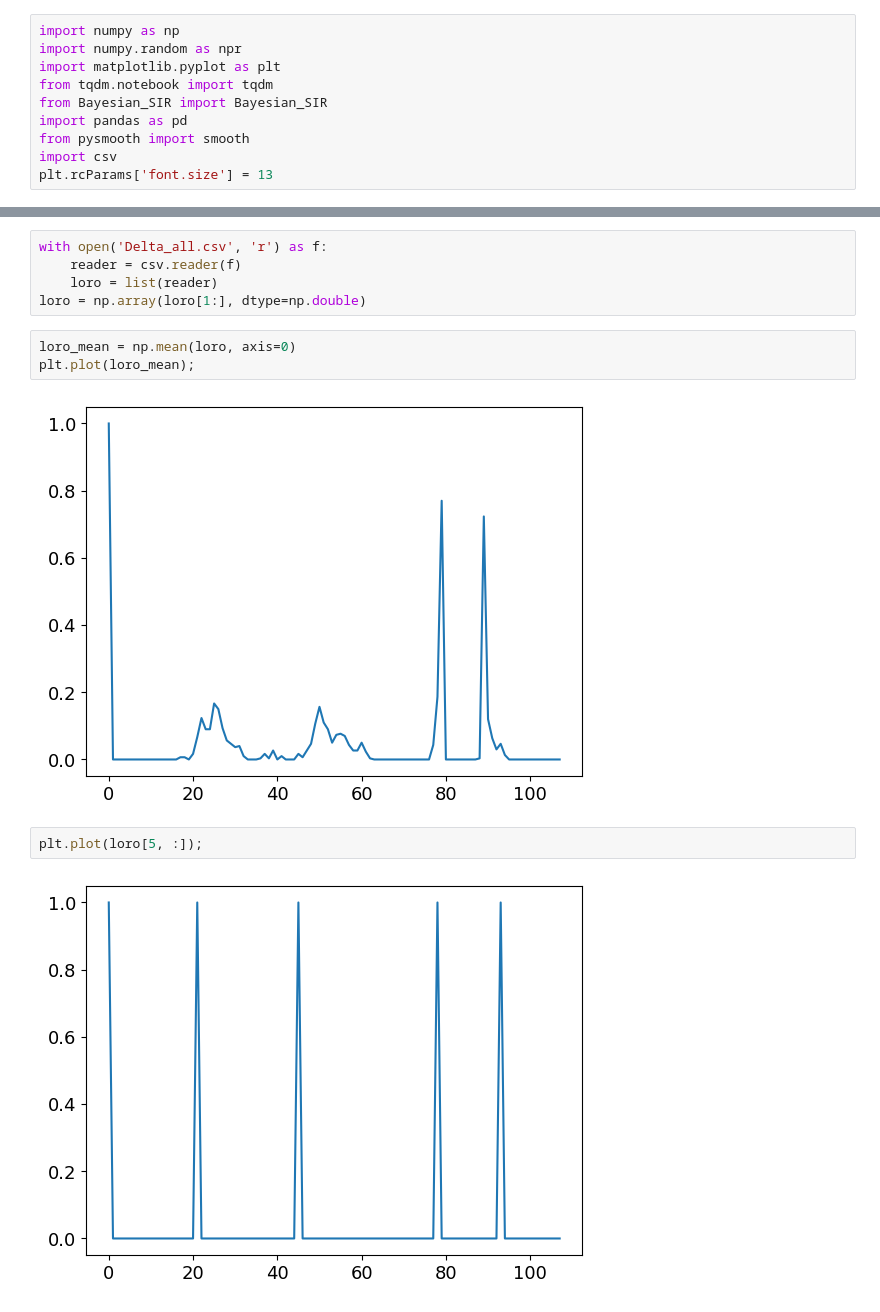
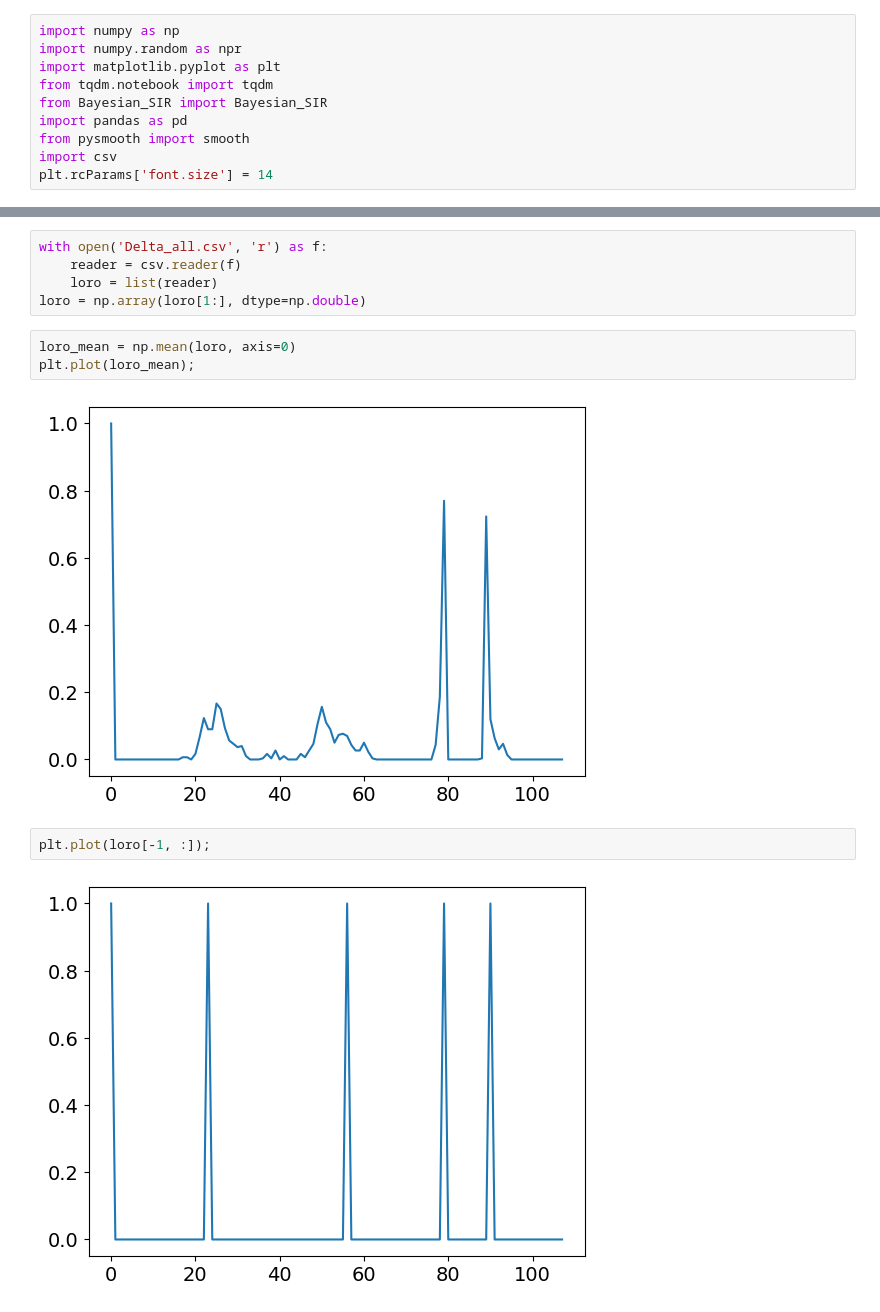
Before and after one commit to s1m0n32001/BayesianSIR, a Jupyter notebook: final.ipynb, the cells around one changed output, grey strips where cells are left out. Cells and saved outputs as stored; diff of their text form.

```diff
--- a/final.ipynb
+++ b/final.ipynb
@@ -7,7 +7,7 @@ from Bayesian_SIR import Bayesian_SIR
 import pandas as pd
 from pysmooth import smooth
 import csv
-plt.rcParams['font.size'] = 13
+plt.rcParams['font.size'] = 14
 # %% [markdown]
 ### Parameter initialization
 # %%
@@ -192,8 +280,8 @@ loro = np.array(loro[1:], dtype=np.double)
 loro_mean = np.mean(loro, axis=0)
 plt.plot(loro_mean);
 # %% [output]
-[figure, old version]
+[figure, new version]
 # %%
-plt.plot(loro[5, :]);
+plt.plot(loro[-1, :]);
 # %% [output]
-[figure, old version]
+[figure, new version]
```
Also changed, not shown: parts of 20 cells of this notebook, 9 other files.
